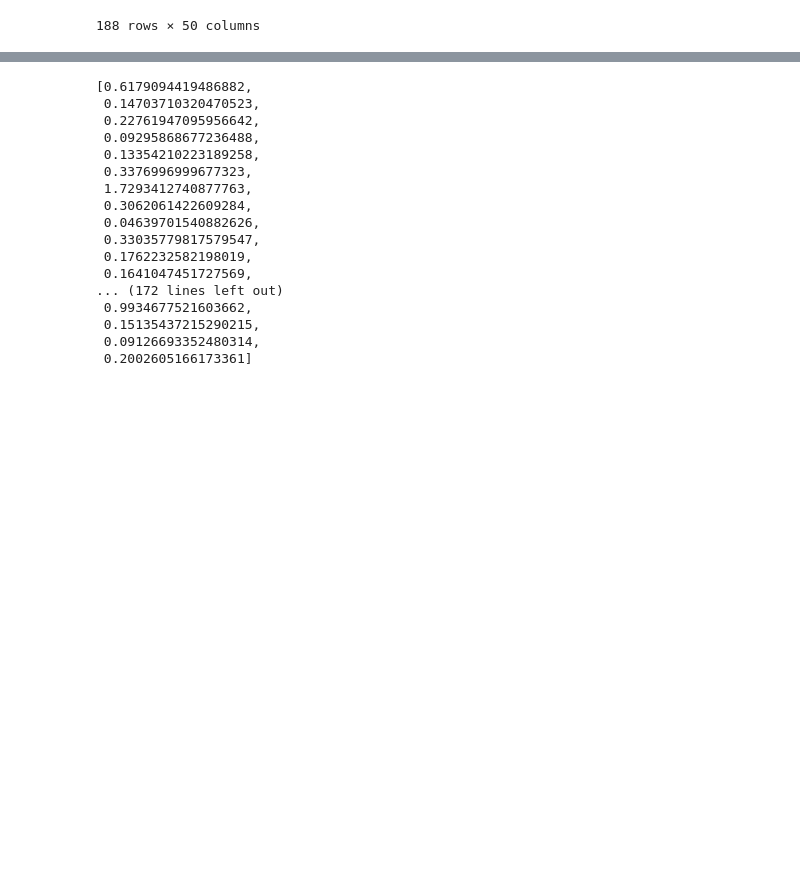
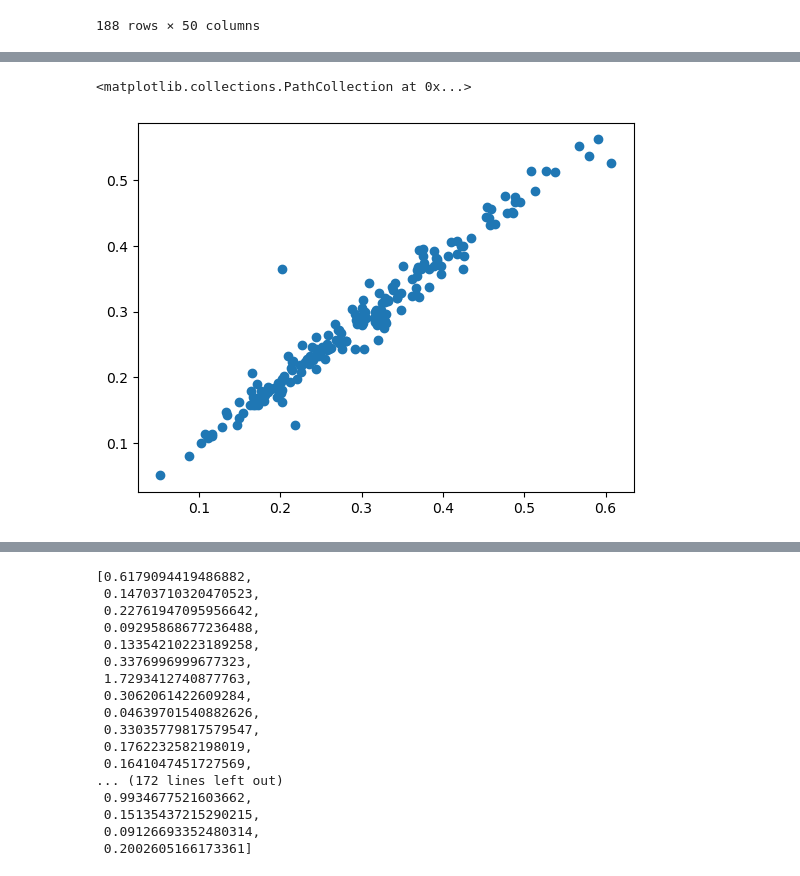
Before and after one commit to eleanorstuart/thermo-idm, a Jupyter notebook: mcmc_1_param_psz_mcxc.ipynb, the cells around one changed output, grey strips where cells are left out. Cells and saved outputs as stored; diff of their text form; code cells hidden in the pictures; blank space fills up the shorter version.

```diff
--- a/mcmc_1_param_psz_mcxc.ipynb
+++ b/mcmc_1_param_psz_mcxc.ipynb
@@ -71,0 +94,5 @@ reflex_clean
+# %%
+plt.scatter(reflex_clean['e_MSZ'], reflex_clean['E_MSZ'])
+# %% [output]
+<matplotlib.collections.PathCollection at 0x...>
+[figure, added]
```
Also changed, not shown: parts of 38 cells of this notebook, 4 other files.
